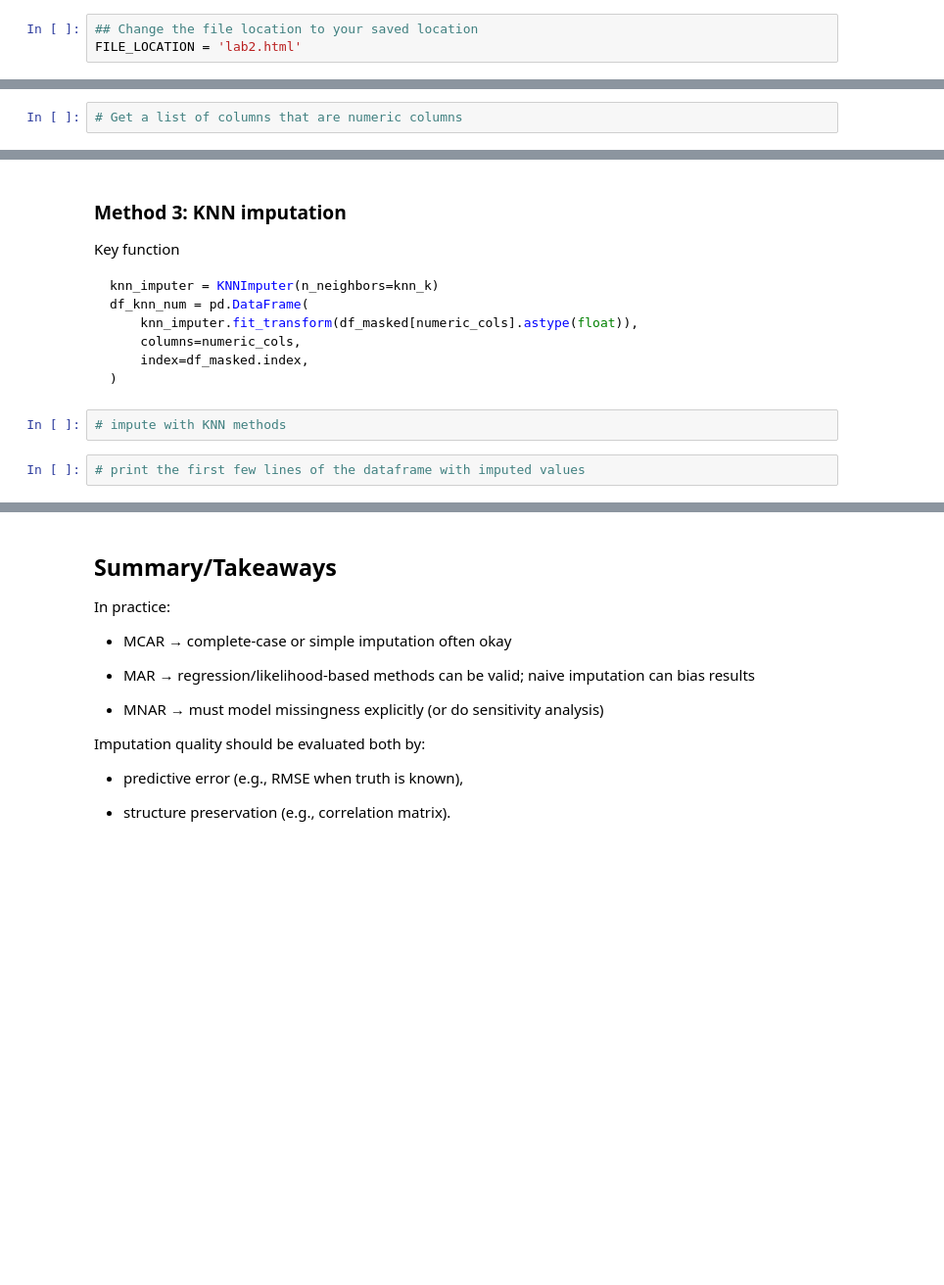
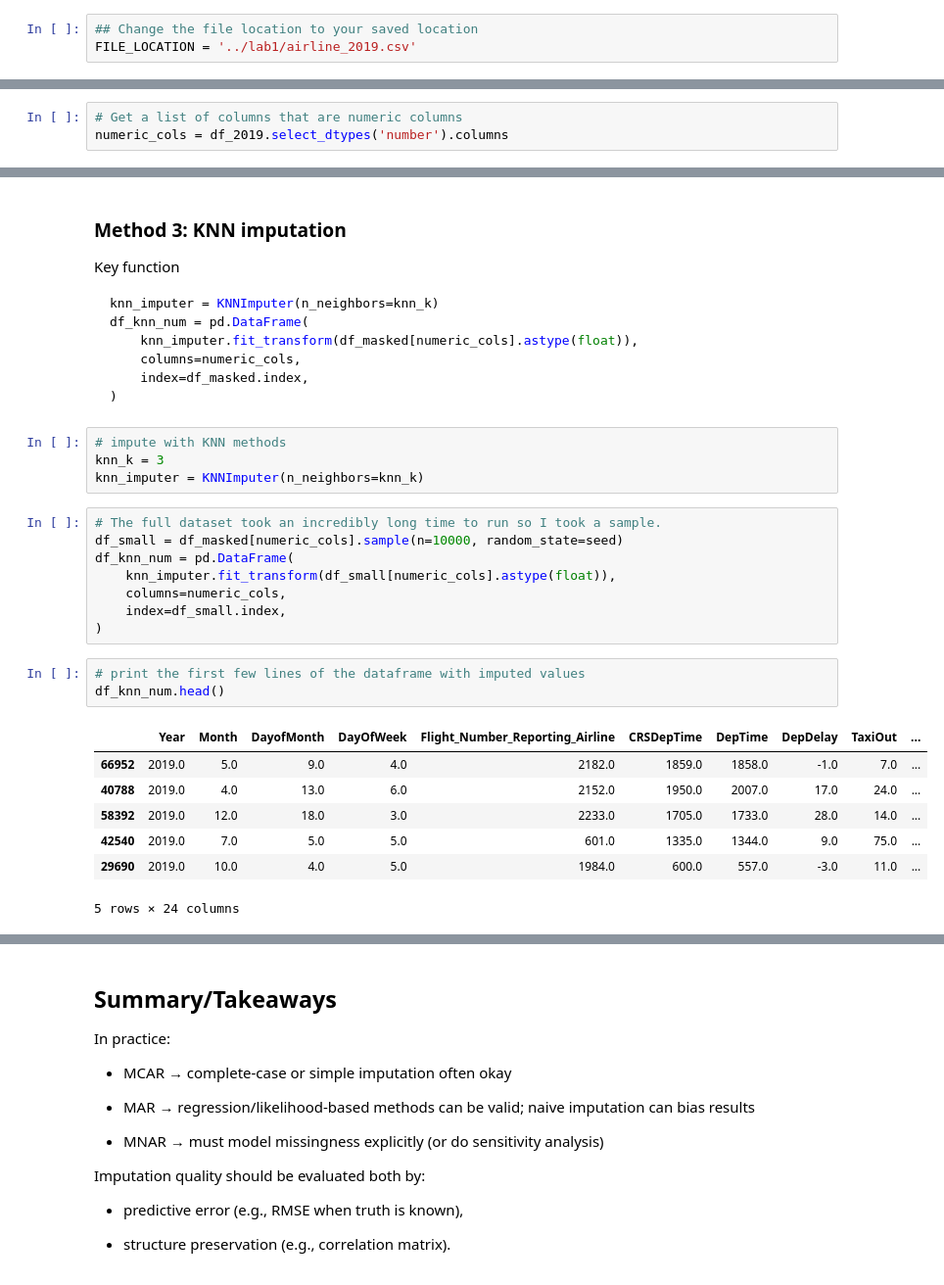
Before and after one commit to rliu23/DE300SP_Liu, a Jupyter notebook: lab2/lab2.ipynb, the cells around one changed output, grey strips where cells are left out. Shown at 98% size. Saved outputs shown, nothing was run; the diff lists cells and outputs as text; blank space fills up the shorter version.

````diff
--- a/lab2/lab2.ipynb
+++ b/lab2/lab2.ipynb
@@ -214,6 +212,6 @@ ModuleNotFoundError: No module named 'missingno'
 # %%
 ## Change the file location to your saved location
-FILE_LOCATION = 'lab2.html'
+FILE_LOCATION = '../lab1/airline_2019.csv'
 # %%
 ## We will use the following subset of columns
 USE_COLS = [
@@ -320,5 +348,6 @@ df_mice_num = kernel.complete_data(dataset=0)
 ```
 # %%
 # Get a list of columns that are numeric columns
+numeric_cols = df_2019.select_dtypes('number').columns
 # %%
 # When building the MICE kernel, only use the dataset with numeric columns
@@ -341,7 +393,26 @@ df_knn_num = pd.DataFrame(
 ```
 # %%
 # impute with KNN methods
+knn_k = 3
+knn_imputer = KNNImputer(n_neighbors=knn_k)
+# %%
+# The full dataset took an incredibly long time to run so I took a sample.
+df_small = df_masked[numeric_cols].sample(n=10000, random_state=seed)
+df_knn_num = pd.DataFrame(
+    knn_imputer.fit_transform(df_small[numeric_cols].astype(float)),
+    columns=numeric_cols,
+    index=df_small.index,
+)
 # %%
 # print the first few lines of the dataframe with imputed values
+df_knn_num.head()
+# %% [output]
+|  | Year | Month | DayofMonth | DayOfWeek | Flight_Number_Reporting_Airline | CRSDepTime | DepTime | DepDelay | TaxiOut | ... |
+| 66952 | 2019.0 | 5.0 | 9.0 | 4.0 | 2182.0 | 1859.0 | 1858.0 | -1.0 | 7.0 | ... |
+| 40788 | 2019.0 | 4.0 | 13.0 | 6.0 | 2152.0 | 1950.0 | 2007.0 | 17.0 | 24.0 | ... |
+| 58392 | 2019.0 | 12.0 | 18.0 | 3.0 | 2233.0 | 1705.0 | 1733.0 | 28.0 | 14.0 | ... |
+| 42540 | 2019.0 | 7.0 | 5.0 | 5.0 | 601.0 | 1335.0 | 1344.0 | 9.0 | 75.0 | ... |
+| 29690 | 2019.0 | 10.0 | 4.0 | 5.0 | 1984.0 | 600.0 | 557.0 | -3.0 | 11.0 | ... |
+5 rows × 24 columns
 # %%
 # use .describe() methods to get key statistics of the imputed column
````
Also changed, not shown: parts of 13 cells of this notebook.
